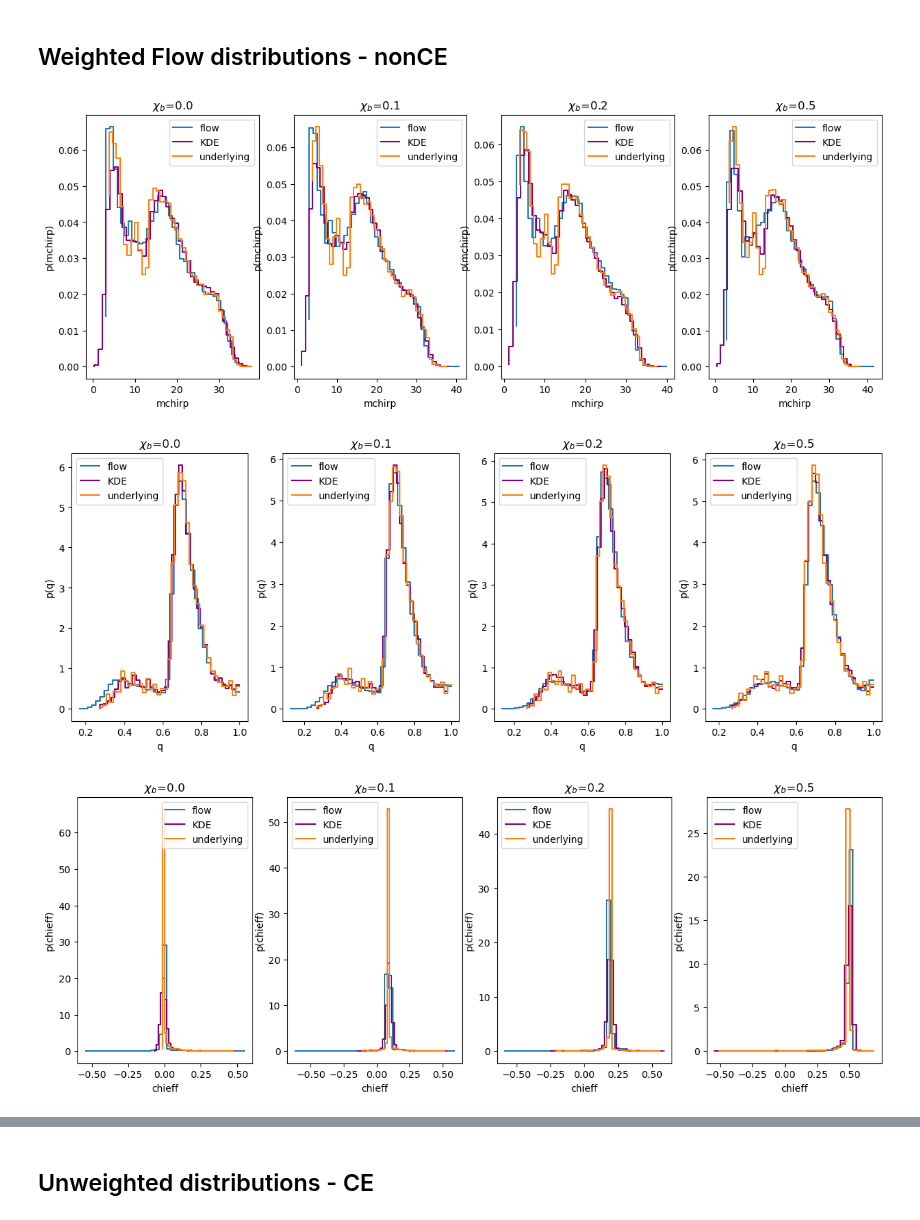
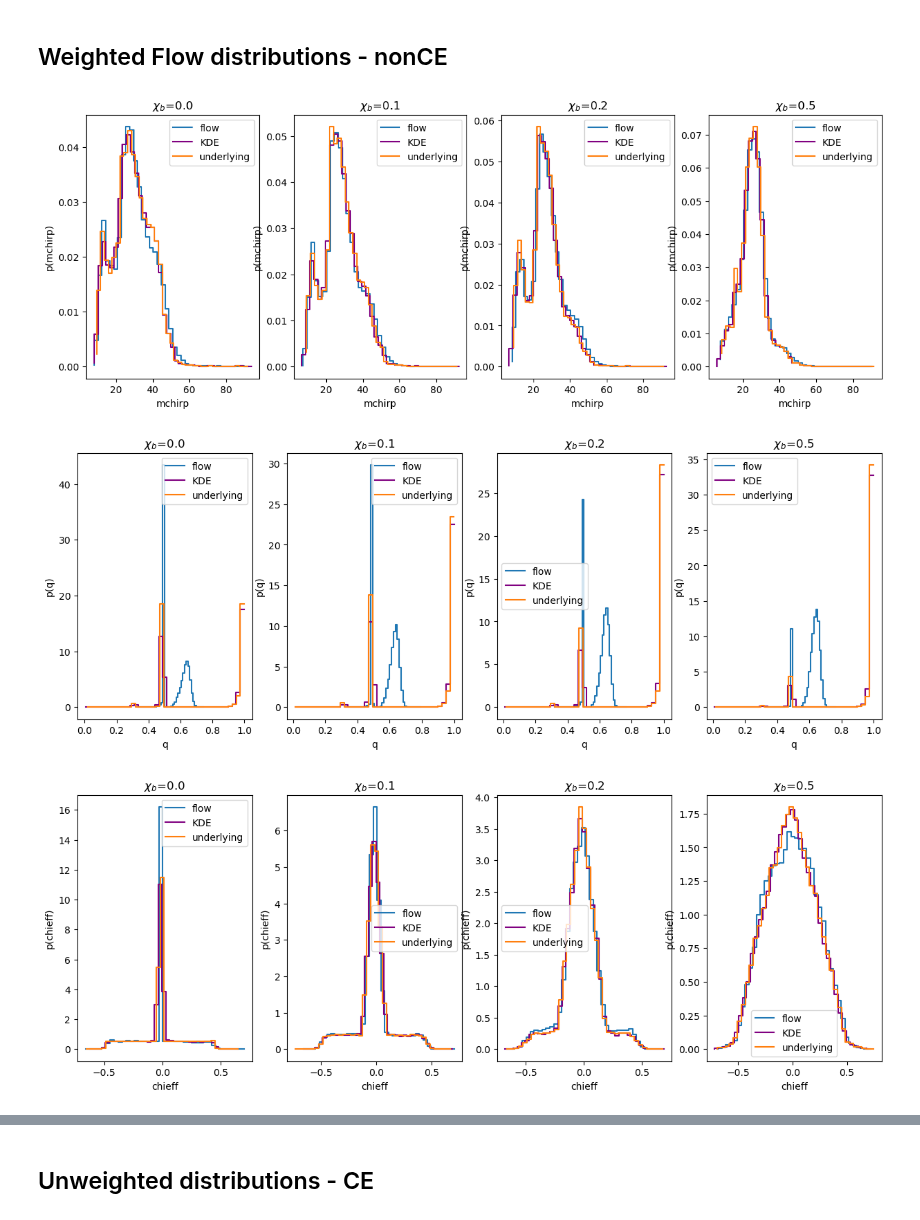
Before and after one commit to scolloms/AMAZE_model_selection, a Jupyter notebook: flow_models/check_trained_distribution.ipynb, the cells around one changed output, grey strips where cells are left out. Drawn from its saved outputs; the diff is of its cells as text; code cells hidden in the pictures.

Commit message:
spline bin models and train loss over val loss plt

```diff
--- a/flow_models/check_trained_distribution.ipynb
+++ b/flow_models/check_trained_distribution.ipynb
@@ -28,7 +28,7 @@ glasflow is using its own internal version of nflows
 #flags/inputs:
 param = ['mchirp','q', 'chieff', 'z']
 no_params = len(param)
-channel_label = 'CE'
+channel_label = 'NSC'
 
 channel_ids = {'CE':0, 'CHE':1,'GC':2,'NSC':3, 'SMT':4}
 channel_id = channel_ids[channel_label] #will be 0, 1, 2, 3, or 4
@@ -53,7 +53,7 @@ for key in popsynth_outputs.keys():
 #check that these distributions are the same between the whole (transformed distribution), batch, and the same for validation data
 #no_trans, no_neurons, training_inputs, cond_inputs,no_binaries, batch_size, total_hps, RNVP=True, num_bins=4, device="cpu"):
 flow = FlowModel(channel_label, popsynth_outputs, param)
-weighted_flow = FlowModel(channel_label, popsynth_outputs, param)
+weighted_flow = FlowModel(channel_label, popsynth_outputs, param, no_bins=6)
 model_names, KDE_models = get_models(models_path, [channel_label], param, use_flows=False, spin_distr=None, sensitivity='midhighlatelow_network', normalize=False, detectable=False)
 _, KDE_models_detectable = get_models(models_path, [channel_label], param, use_flows=False, spin_distr=None, sensitivity='midhighlatelow_network', normalize=False, detectable=True)
 # %%
@@ -72,8 +72,8 @@ while ctr < Nhyper:
         submodels_dict[ctr][idx] = model
     ctr += 1
 # %%
-flow.load_model('./raw_samples/', channel_label)
-weighted_flow.load_model('./cosmo_weights/newmappings_2/', channel_label)
+#flow.load_model('./raw_samples/', channel_label)
+weighted_flow.load_model('/Users/stormcolloms/Documents/PhD/Project_work/AMAZE_model_selection/rns/Flows_261023_NSC_6spline/flow_model/', channel_label)
 # %% [markdown]
 ## Unweighted flow distributions - nonCE
 # %%
@@ -119,34 +119,34 @@ no_bins = 40
 
 fig_mchirp, ax_m = plt.subplots(1,4)
 fig_q, ax_q = plt.subplots(1,4)
 fig_c, ax_c = plt.subplots(1,4)
 fig_z, ax_z = plt.subplots(1,4)
 
 for chi_b_id, xb in enumerate(chi_b):
     flow_samples_stack = weighted_flow.flow.sample(no_samples, np.array([xb]))
     flow_mchirp = weighted_flow.expistic(flow_samples_stack[:,0], weighted_flow.mappings[0], weighted_flow.mappings[1])
     flow_q = weighted_flow.expistic(flow_samples_stack[:,1], weighted_flow.mappings[2])
     flow_chieff = np.tanh(flow_samples_stack[:,2])
     flow_z = weighted_flow.expistic(flow_samples_stack[:,3], weighted_flow.mappings[4], weighted_flow.mappings[5])
 
     mapped_flow_samples = [flow_mchirp,flow_q,flow_chieff,flow_z]
 
 
-    kde_samples = KDE_models['SMT'][submodels_dict[0][chi_b_id]].sample(no_samples)
+    kde_samples = KDE_models['NSC'][submodels_dict[0][chi_b_id]].sample(no_samples)
 
     for i, ax in enumerate([ax_m,ax_q,ax_c,ax_z]):
         flow_distr, bin_edges = np.histogram(mapped_flow_samples[i], bins=no_bins, density=True)
         kde_distr, bin_edges_KDE = np.histogram(kde_samples[:,i], bins=no_bins, density=True)
         known_distr, bin_edges_known =np.histogram(models_dict[chi_b_id][:][param[i]], bins=no_bins, density=True, weights=weights_dict[chi_b_id])
         ax[chi_b_id].step(np.linspace(bin_edges[0],bin_edges[-1],no_bins),flow_distr, label='flow')
         ax[chi_b_id].step(np.linspace(bin_edges_KDE[0],bin_edges_KDE[-1],no_bins),kde_distr,label='KDE', color='purple')
         ax[chi_b_id].step(np.linspace(bin_edges_known[0],bin_edges_known[-1],no_bins),known_distr,label='underlying')
         ax[chi_b_id].set_title(fr'$\chi_b$={xb}')
         ax[chi_b_id].set_xlabel(f'{param[i]}')
         ax[chi_b_id].set_ylabel(f'p({param[i]})')
         ax[chi_b_id].legend()
         plt.tight_layout()
 # %% [output]
-[figure, old version]
+[figure, new version]
-[figure, old version]
+[figure, new version]
-[figure, old version]
+[figure, new version]
```
Also changed, not shown: parts of 4 cells of this notebook, 5 other files.
